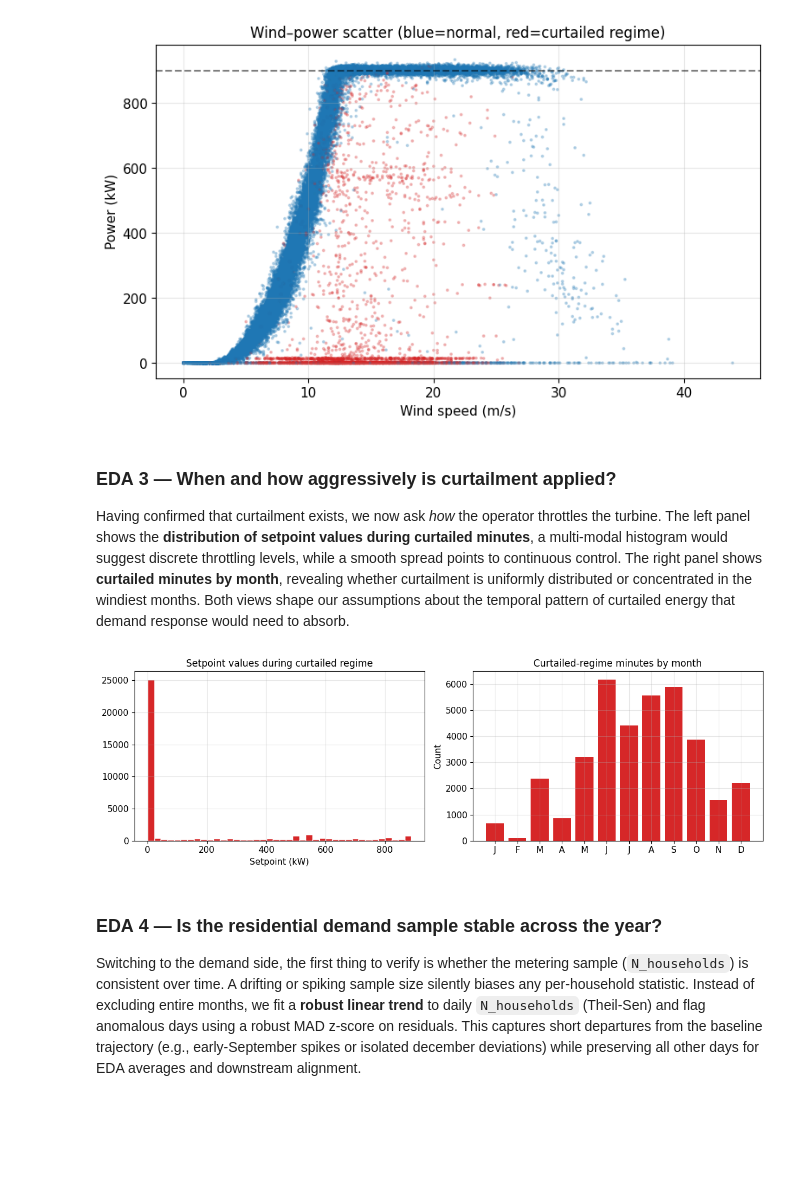
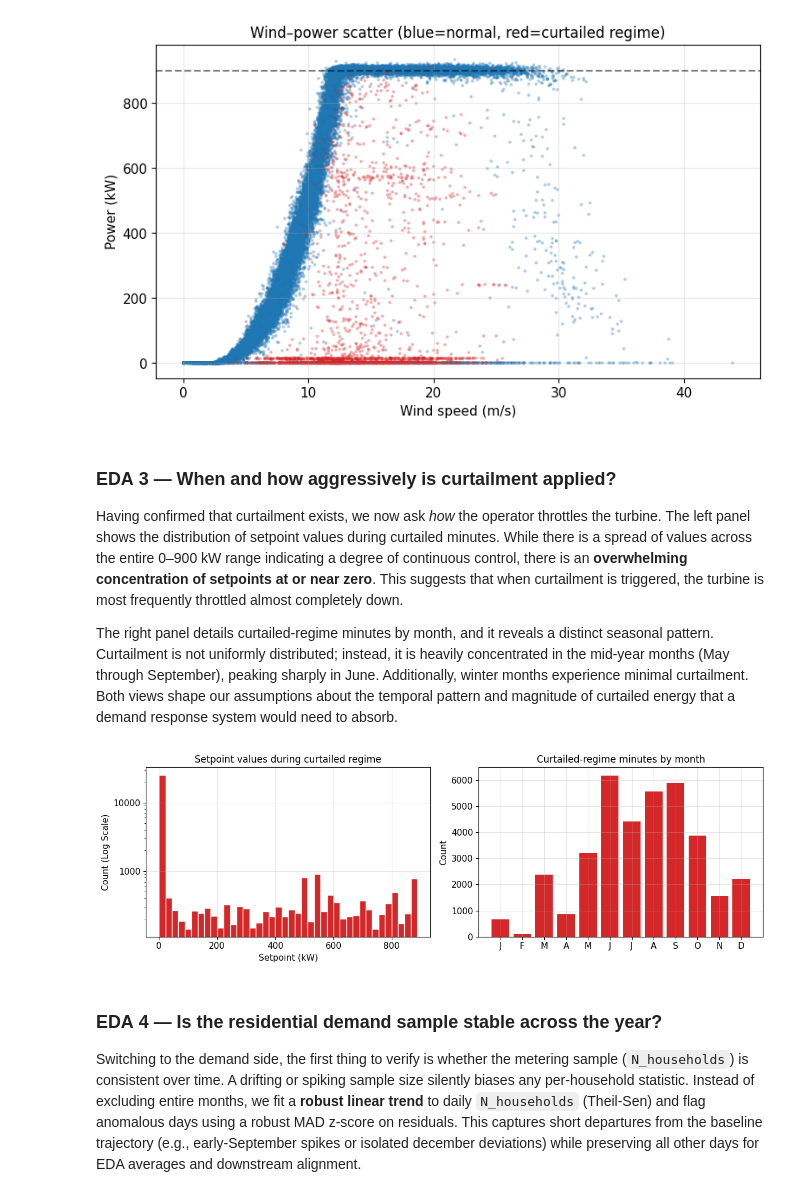
Before and after one commit to AreedAdmin/AiB-Capstone, a Jupyter notebook: report.ipynb, the cells around one changed output. Saved outputs shown, nothing was run; the diff lists cells and outputs as text; code cells hidden in the pictures; blank space fills up the shorter version.

Commit message:
power curve improvement, references, business flow improvement

```diff
--- a/report.ipynb
+++ b/report.ipynb
@@ -557,31 +558,35 @@ plt.show()
 # %% [markdown]
 ### EDA 3 — When and how aggressively is curtailment applied?
 
-Having confirmed that curtailment exists, we now ask *how* the operator throttles the turbine. The
-left panel shows the **distribution of setpoint values during curtailed minutes**, a multi-modal
-histogram would suggest discrete throttling levels, while a smooth spread points to continuous control.
-The right panel shows **curtailed minutes by month**, revealing whether curtailment is uniformly
-distributed or concentrated in the windiest months. Both views shape our assumptions about the
-temporal pattern of curtailed energy that demand response would need to absorb.
+Having confirmed that curtailment exists, we now ask *how* the operator throttles the turbine.
+The left panel shows the distribution of setpoint values during curtailed minutes.
+While there is a spread of values across the entire 0–900 kW range indicating a degree of continuous control,
+there is an **overwhelming concentration of setpoints at or near zero**.
+This suggests that when curtailment is triggered, the turbine is most frequently throttled almost completely down.
+
+The right panel details curtailed-regime minutes by month, and it reveals a distinct seasonal pattern. Curtailment is not uniformly distributed; instead, it is heavily concentrated in the mid-year months (May through September), peaking sharply in June. Additionally, winter months experience minimal curtailment. Both views shape our assumptions about the temporal pattern and magnitude of curtailed energy that a demand response system would need to absorb.
 # %%
 # --- EDA 3: Setpoint below nameplate — when does curtailment happen? ---
 curt = turbine[turbine["is_curtailed_regime"]]
 fig, axes = plt.subplots(1, 2, figsize=(12, 4))
 axes[0].hist(curt["Setpoint_kw"], bins=40, color="#d62728", edgecolor="white")
 axes[0].set_title("Setpoint values during curtailed regime")
+axes[0].set_yscale("log")
+axes[0].set_ylabel("Count (Log Scale)")
 axes[0].set_xlabel("Setpoint (kW)")
+axes[0].yaxis.set_major_formatter(ticker.ScalarFormatter())
 
 curt_by_month = curt.groupby(curt["Timestamp"].dt.month).size()
 axes[1].bar(curt_by_month.index, curt_by_month.values, color="#d62728")
 axes[1].set_xticks(range(1, 13))
 axes[1].set_xticklabels("JFMAMJJASOND")
 axes[1].set_title("Curtailed-regime minutes by month")
 axes[1].set_ylabel("Count")
 
 plt.tight_layout()
 plt.show()
 # %% [output]
-[figure, old version]
+[figure, new version]
 # %% [markdown]
 ### EDA 4 — Is the residential demand sample stable across the year?
 
```
Also changed, not shown: parts of 16 cells of this notebook, 1 other file.
